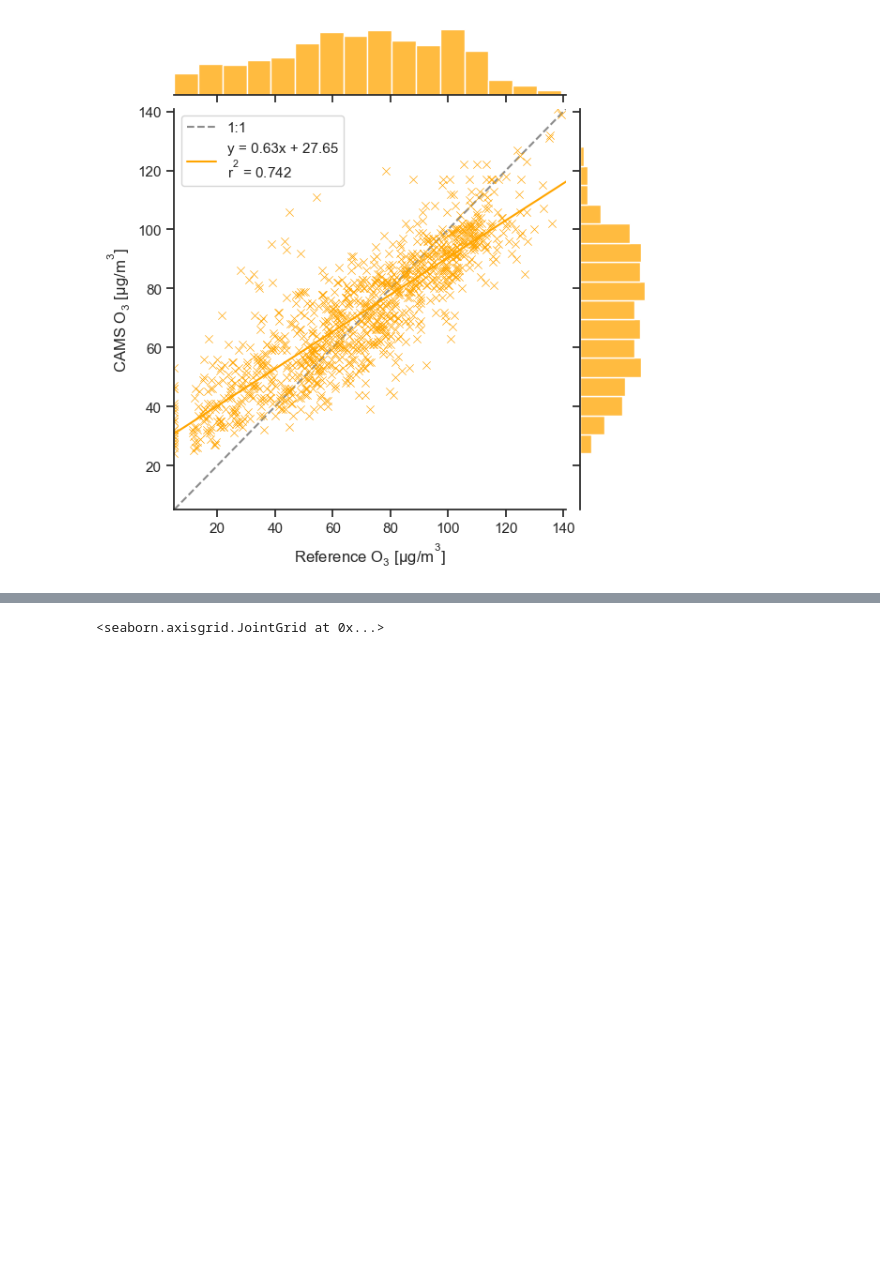
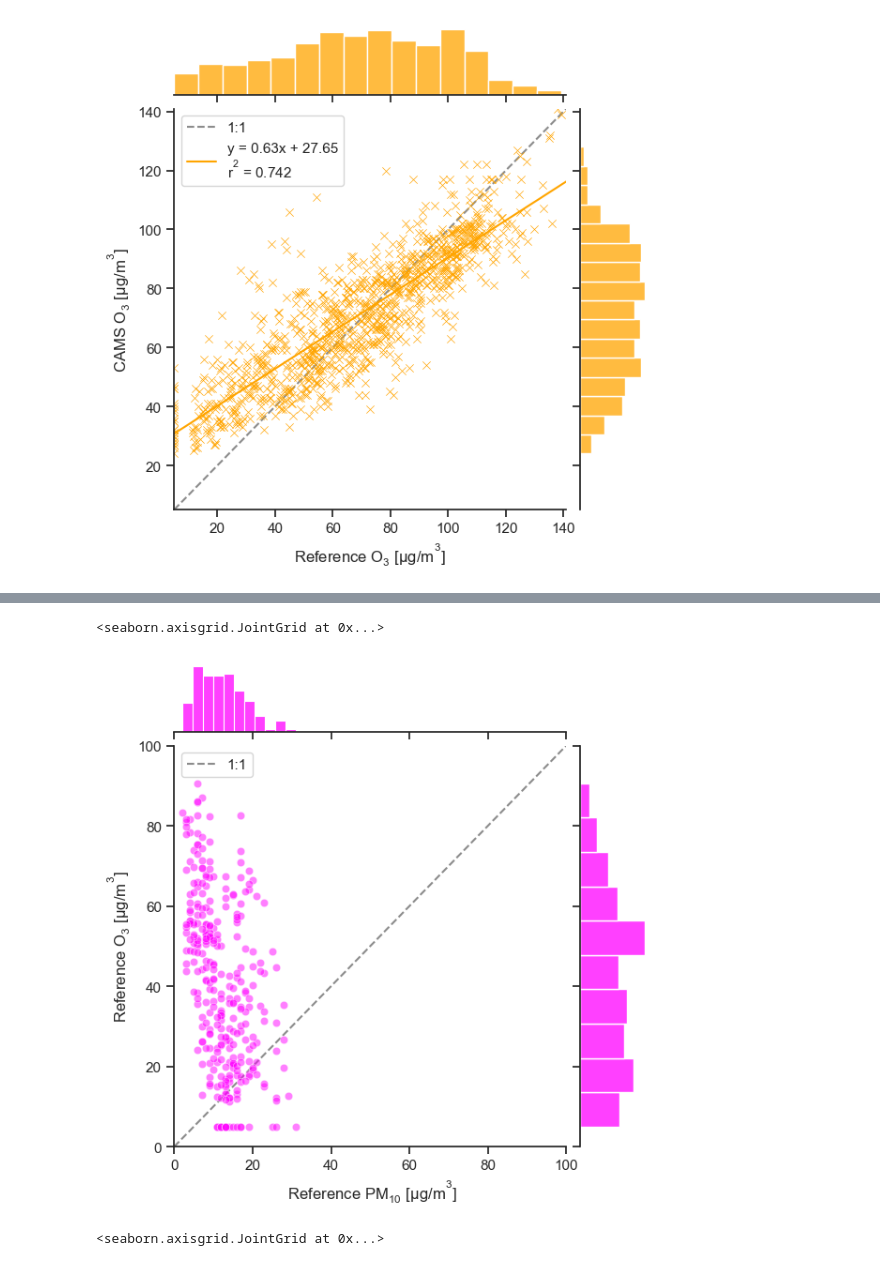
Before and after one commit to vn-hub/koloka, a Jupyter notebook: Eval3_summer.ipynb, the cells around one changed output, grey strips where cells are left out. Cells and saved outputs as stored; diff of their text form; code cells hidden in the pictures; blank space fills up the shorter version.

```diff
--- a/Eval3_summer.ipynb
+++ b/Eval3_summer.ipynb
@@ -562,3 +576,29 @@ pm.set_axis_labels(xlabel="Reference $O_{3}$ [$µg/m^{3}$]", ylabel="CAMS $O_{3}
+# %%
+# Filter the DataFrame by time range (9 AM to 6 PM)
+sel_df = df[(df['GMT'].dt.time >= pd.to_datetime('0:00').time()) &
+                (df['GMT'].dt.time <= pd.to_datetime('6:00').time())]
+
+# Sorting the values by the "GMT" attribute
+sel_df = sel_df.sort_values(by="GMT")
+
+sel_df["recal_ozone"]=(sel_df["ozone (μg/m³)"])
+sel_df["recal_co"]=(sel_df["CO"])
+
+oco = atmospy.regplot(
+    data=sel_df,
+    x="PM25 [ug/m3]",
+    y="O3 [ug/m3]",
+    ylim=[0,100],
+    color="magenta",
+    marker='o',
+    alpha=0.5,
+    fit_reg=False
+)
+
+oco.set_axis_labels(xlabel=" Reference $PM_{10}$ [$µg/m^{3}$]", ylabel="Reference $O_3$ [$µg/m^{3}$]")
+# %% [output]
+<seaborn.axisgrid.JointGrid at 0x...>
+[figure, added]
 # %%
 df["PM_2.5"] = pd.to_numeric(df["PM_2.5"], errors='coerce')
 
```
Also changed, not shown: parts of 3 cells of this notebook, 1 other file.
